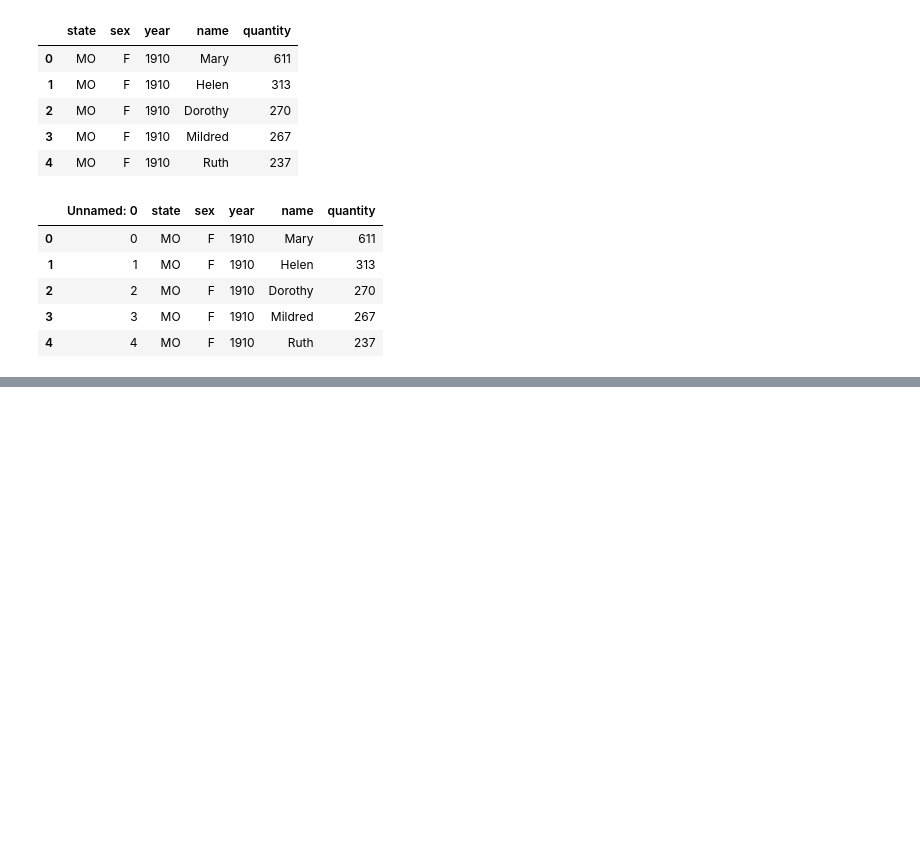
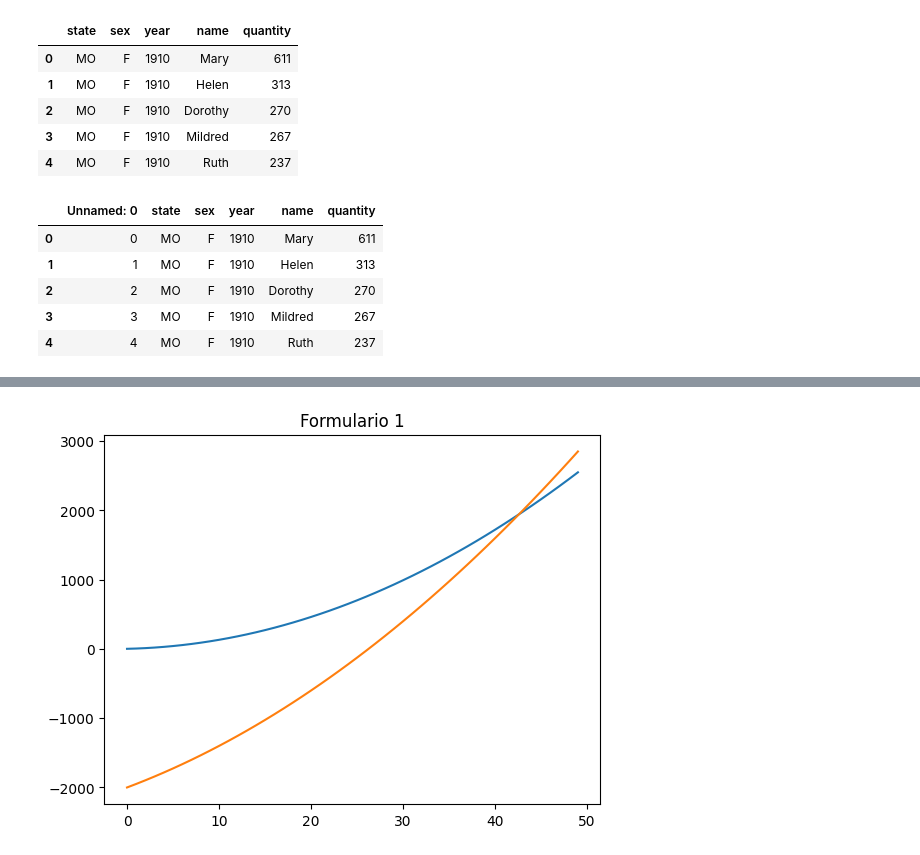
Before and after one commit to jcarlo543/Colab, a Jupyter notebook: Colab_prueba.ipynb, the cells around one changed output, grey strips where cells are left out. Cells and saved outputs as stored; diff of their text form; code cells hidden in the pictures; blank space fills up the shorter version.

```diff
--- a/Colab_prueba.ipynb
+++ b/Colab_prueba.ipynb
@@ -115,0 +130,10 @@ dataset2.head()
+# %%
+x = np.arange(Rango)
+y = x**2 + 3*x + 2
+y1 = x**2 + Rango*x + b
+plt.plot(x,y)
+plt.plot(x,y1)
+plt.title(Titulo)
+plt.show()
+# %% [output]
+[figure, added]
```
Also changed, not shown: parts of 7 cells of this notebook.
